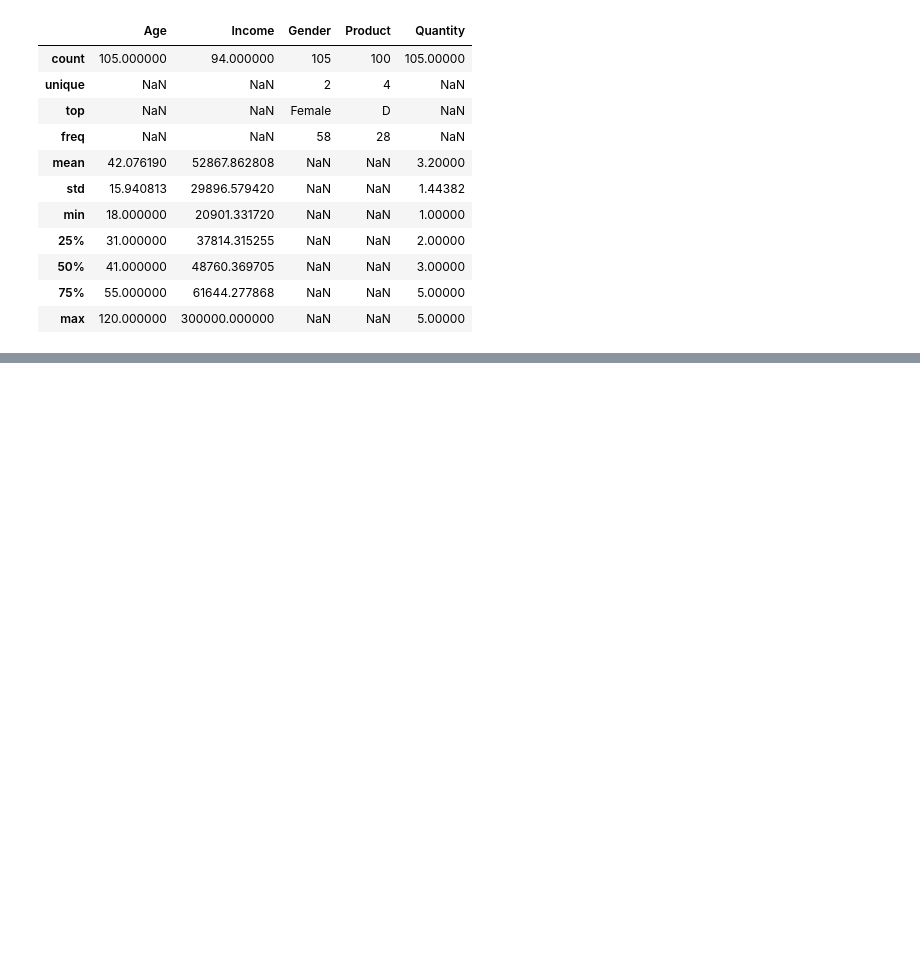
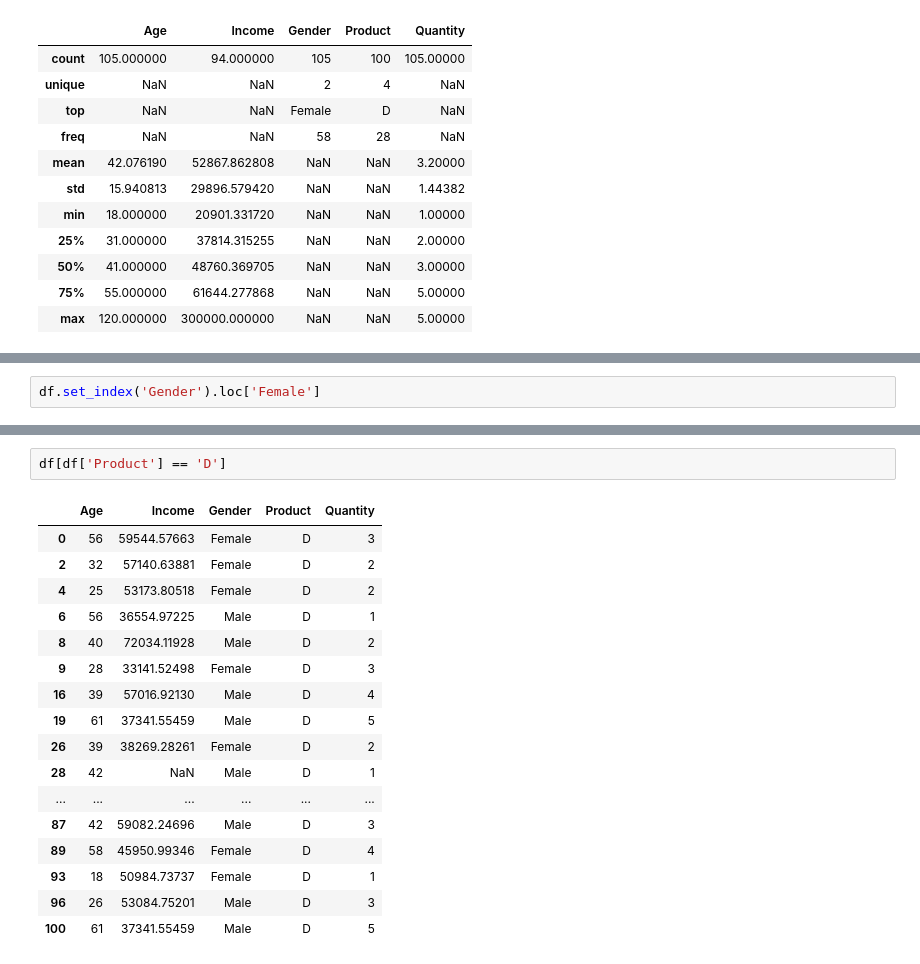
Before and after one commit to LuyiLiuAmber/Luyi, a Jupyter notebook: class1_may10.ipynb, the cells around one changed output, grey strips where cells are left out. Saved outputs shown, nothing was run; the diff lists cells and outputs as text; blank space fills up the shorter version.

```diff
--- a/class1_may10.ipynb
+++ b/class1_may10.ipynb
@@ -62,0 +81,2 @@ df.describe(include = 'all')
+# %%
+df.set_index('Gender').loc['Female']
@@ -62,0 +126,20 @@ df.describe(include = 'all')
+# %%
+df[df['Product'] == 'D']
+# %% [output]
+|  | Age | Income | Gender | Product | Quantity |
+| 0 | 56 | 59544.57663 | Female | D | 3 |
+| 2 | 32 | 57140.63881 | Female | D | 2 |
+| 4 | 25 | 53173.80518 | Female | D | 2 |
+| 6 | 56 | 36554.97225 | Male | D | 1 |
+| 8 | 40 | 72034.11928 | Male | D | 2 |
+| 9 | 28 | 33141.52498 | Female | D | 3 |
+| 16 | 39 | 57016.92130 | Male | D | 4 |
+| 19 | 61 | 37341.55459 | Male | D | 5 |
+| 26 | 39 | 38269.28261 | Female | D | 2 |
+| 28 | 42 | NaN | Male | D | 1 |
+| ... | ... | ... | ... | ... | ... |
+| 87 | 42 | 59082.24696 | Male | D | 3 |
+| 89 | 58 | 45950.99346 | Female | D | 4 |
+| 93 | 18 | 50984.73737 | Female | D | 1 |
+| 96 | 26 | 53084.75201 | Male | D | 3 |
+| 100 | 61 | 37341.55459 | Male | D | 5 |
```
Also changed, not shown: parts of 7 cells of this notebook.
